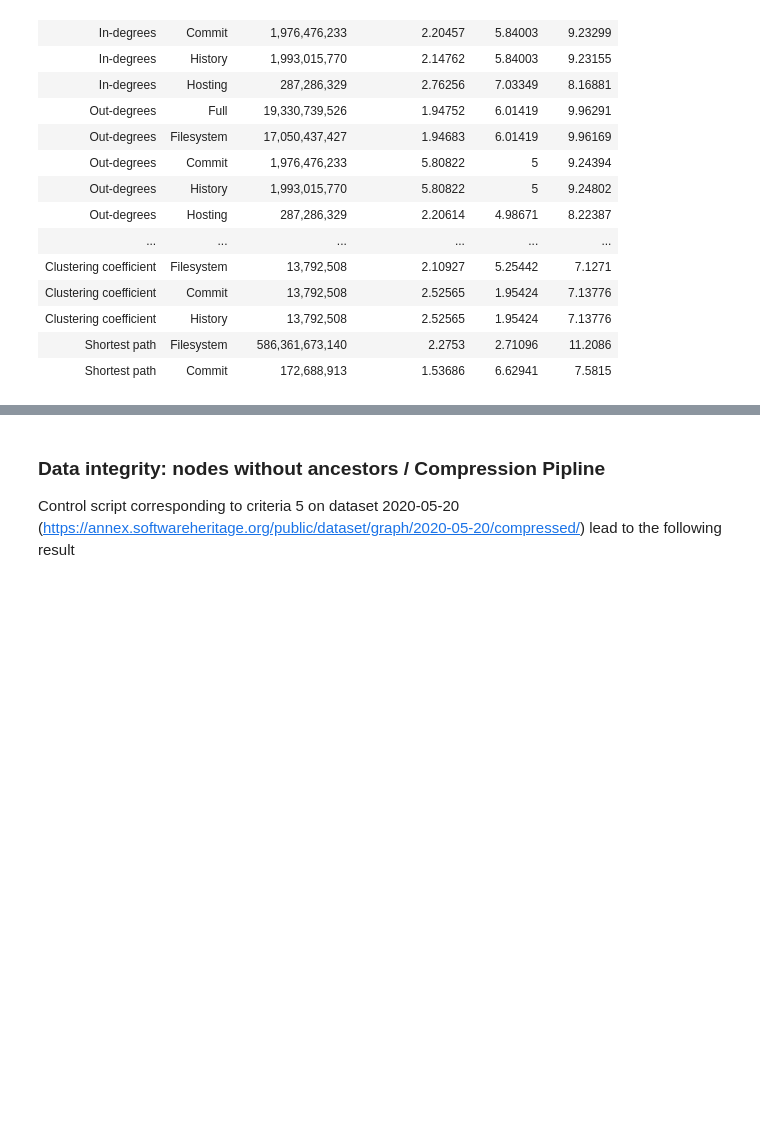
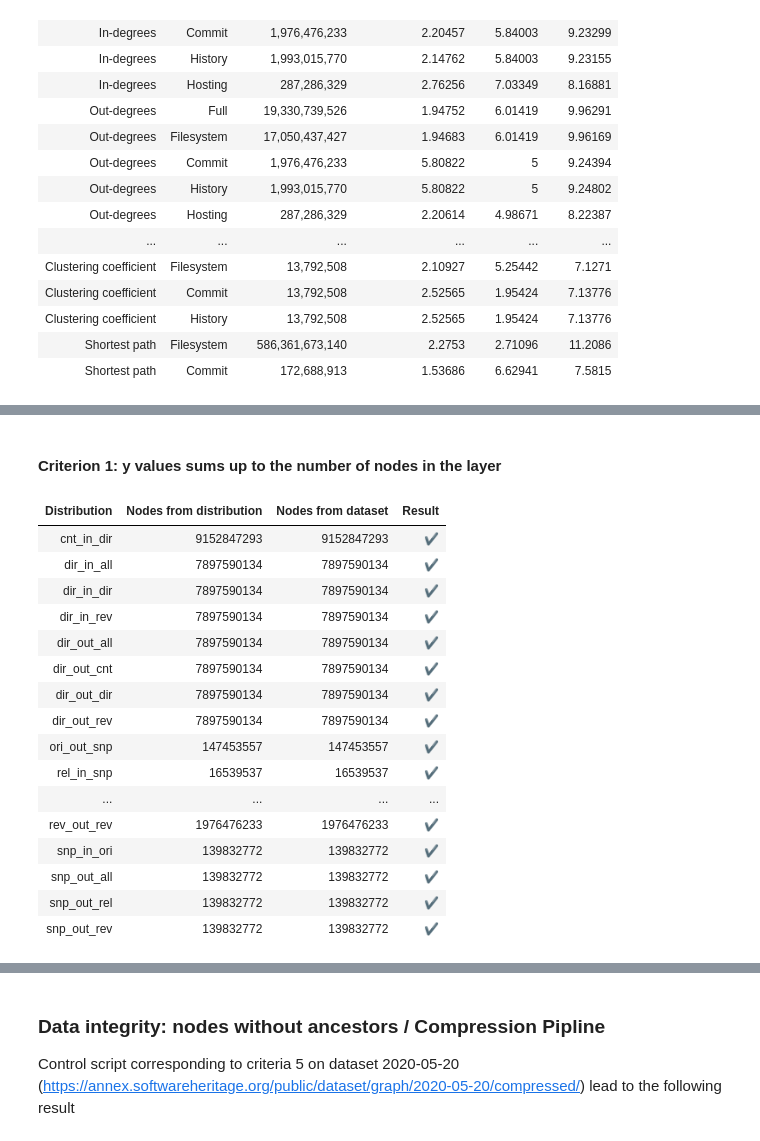
Before and after one commit to seirl/swh-graph-structure, a Jupyter notebook: notebooks/dataintegrity.ipynb, the cells around one changed output, grey strips where cells are left out. Saved outputs shown, nothing was run; the diff lists cells and outputs as text; code cells hidden in the pictures; blank space fills up the shorter version.

```diff
--- a/notebooks/dataintegrity.ipynb
+++ b/notebooks/dataintegrity.ipynb
@@ -63,0 +66,17 @@ distributions = {
+# %%
+node_stats = {k: int(v) for k, v in [l.split() for l in (DATASET / 'stats/graph.nodes.stats.txt').read_text().strip().split('\n')]}
+edge_stats = {k: int(v) for k, v in [l.split() for l in (DATASET / 'stats/graph.edges.stats.txt').read_text().strip().split('\n')]}
+node_count = sum(node_stats.values())
+edge_count = sum(edge_stats.values())
+
+display(HTML(tabulate.tabulate(
+    [[common.types_verbose[k], v, v / node_count * 100] for k, v in node_stats.items()],
+    headers=["Node type", "Nodes", "%"],
+    tablefmt='html'
+)))
+
+display(HTML(tabulate.tabulate(
+    [["{} → {}".format(common.types_verbose[k.split(':')[0]], common.types_verbose[k.split(':')[1]]), v, v / edge_count * 100] for k, v in edge_stats.items()],
+    headers=["Edge type", "Edges", "%"],
+    tablefmt='html'
+)))
@@ -488,0 +221,41 @@ Control status : Successful
+# %%
+def checkmark(condition):
+    if condition:
+        return '<span style="color: green">✔</span>'
+    else:
+        return '<span style="color: red">✗</span>'
+# %% [markdown]
+#### Criterion 1: y values sums up to the number of nodes in the layer
+# %%
+table = []
+for name in inout_per_type:
+    dist = d(DATASET / f'inout/per_type/{name}.txt')
+    src, direction, dst = name.split('_')
+    sum_y = int(np.sum(dist.y))
+    table.append([
+        name, sum_y, node_stats[src], checkmark(sum_y == node_stats[src])
+    ])
+
+display(HTML(tabulate.tabulate(
+    table,
+    headers=["Distribution", "Nodes from distribution", "Nodes from dataset", "Result"],
+    tablefmt='unsafehtml'
+)))
+# %% [output]
+| Distribution | Nodes from distribution | Nodes from dataset | Result |
+| cnt_in_dir | 9152847293 | 9152847293 | ✔ |
+| dir_in_all | 7897590134 | 7897590134 | ✔ |
+| dir_in_dir | 7897590134 | 7897590134 | ✔ |
+| dir_in_rev | 7897590134 | 7897590134 | ✔ |
+| dir_out_all | 7897590134 | 7897590134 | ✔ |
+| dir_out_cnt | 7897590134 | 7897590134 | ✔ |
+| dir_out_dir | 7897590134 | 7897590134 | ✔ |
+| dir_out_rev | 7897590134 | 7897590134 | ✔ |
+| ori_out_snp | 147453557 | 147453557 | ✔ |
+| rel_in_snp | 16539537 | 16539537 | ✔ |
+| ... | ... | ... | ... |
+| rev_out_rev | 1976476233 | 1976476233 | ✔ |
+| snp_in_ori | 139832772 | 139832772 | ✔ |
+| snp_out_all | 139832772 | 139832772 | ✔ |
+| snp_out_rel | 139832772 | 139832772 | ✔ |
+| snp_out_rev | 139832772 | 139832772 | ✔ |
```
Also changed, not shown: parts of 38 cells of this notebook, 5 other files.
